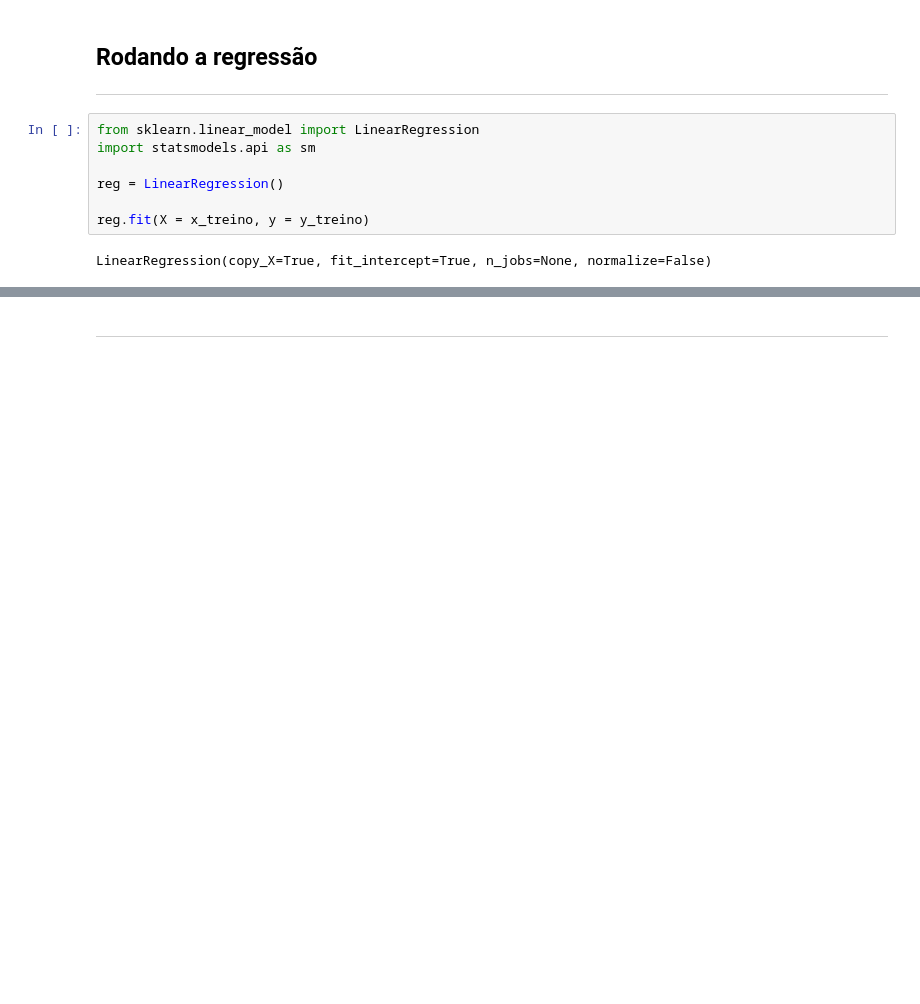
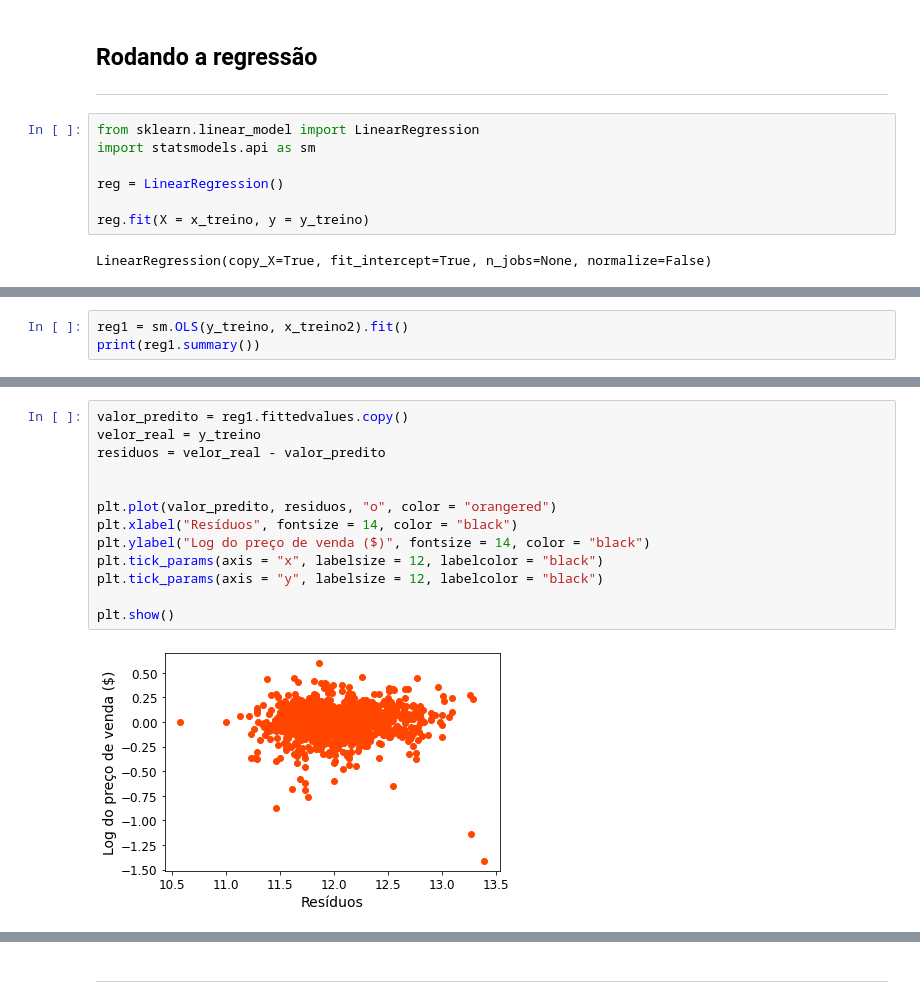
Before and after one commit to barbosarafael/Projetos, a Jupyter notebook: House Prices - Advanced Regression Techniques/notebook_2.ipynb, the cells around one changed output, grey strips where cells are left out. Drawn from its saved outputs; the diff is of its cells as text; blank space fills up the shorter version.

```diff
--- a/House Prices - Advanced Regression Techniques/notebook_2.ipynb
+++ b/House Prices - Advanced Regression Techniques/notebook_2.ipynb
@@ -278,0 +344,3 @@ LinearRegression(copy_X=True, fit_intercept=True, n_jobs=None, normalize=False)
+# %%
+reg1 = sm.OLS(y_treino, x_treino2).fit()
+print(reg1.summary())
@@ -291,0 +384,15 @@ array([12.09539689, 12.65956517, 12.07246673, 11.34749492, 12.38922269,
+# %%
+valor_predito = reg1.fittedvalues.copy()
+velor_real = y_treino
+residuos = velor_real - valor_predito
+
+
+plt.plot(valor_predito, residuos, "o", color = "orangered")
+plt.xlabel("Resíduos", fontsize = 14, color = "black")
+plt.ylabel("Log do preço de venda ($)", fontsize = 14, color = "black")
+plt.tick_params(axis = "x", labelsize = 12, labelcolor = "black")
+plt.tick_params(axis = "y", labelsize = 12, labelcolor = "black")
+
+plt.show()
+# %% [output]
+[figure, added]
```
Also changed, not shown: parts of 11 cells of this notebook, 3 other files.
